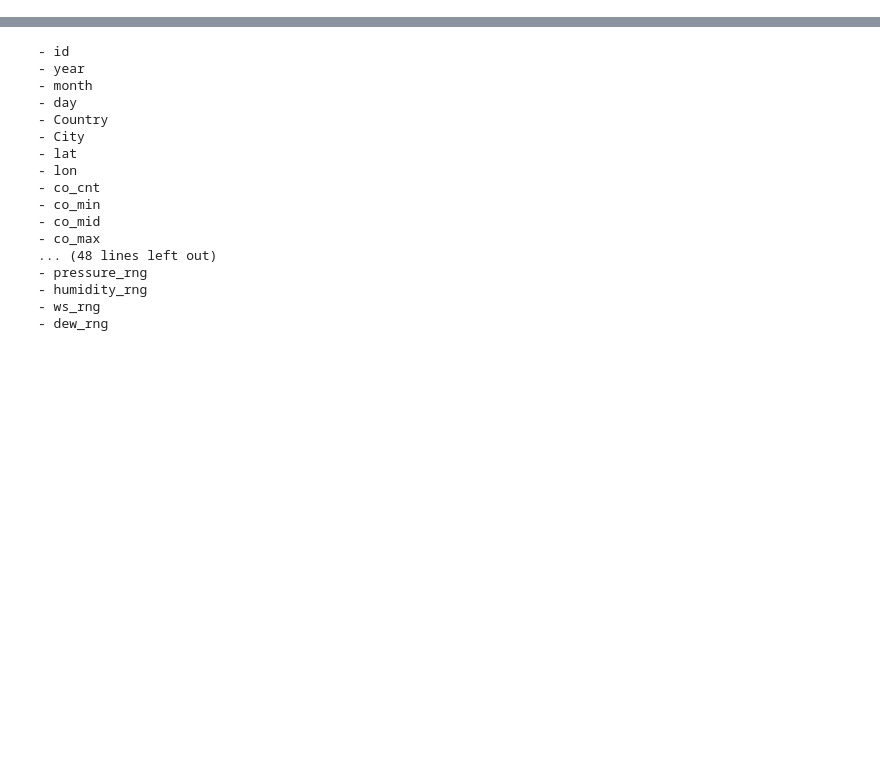
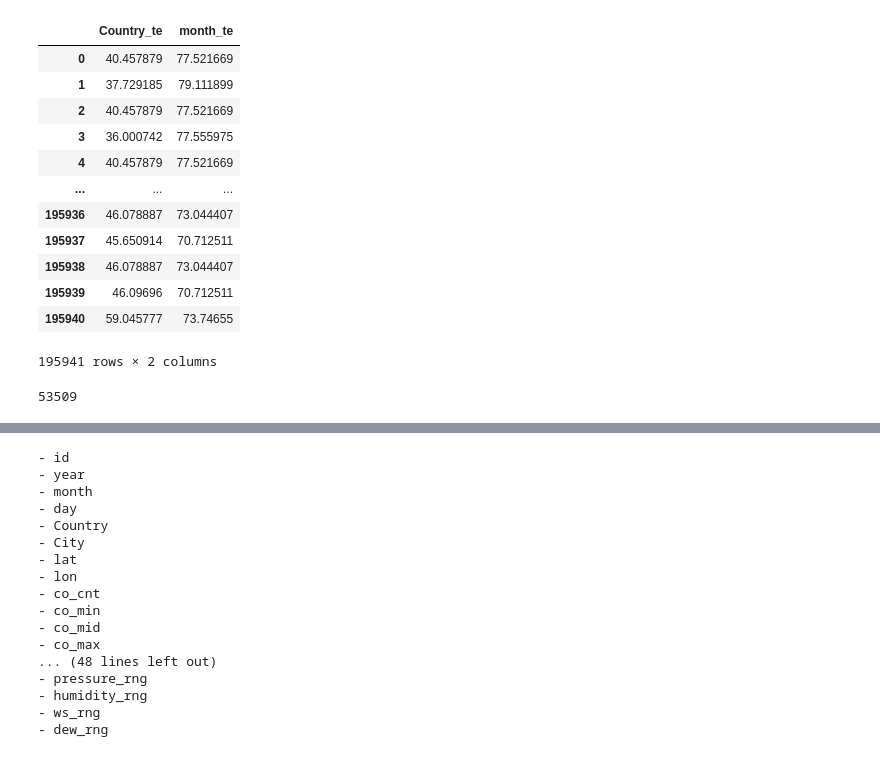
Before and after one commit to habroptilus/ds-monorepo, a Jupyter notebook: projects/sony/eda.ipynb, the cells around one changed output, grey strips where cells are left out. Drawn from its saved outputs; the diff is of its cells as text; code cells hidden in the pictures; blank space fills up the shorter version.

Commit message:
add target encoder

```diff
--- a/projects/sony/eda.ipynb
+++ b/projects/sony/eda.ipynb
@@ -4,0 +57,26 @@ test=pd.read_csv("data/test_v4.csv")
+# %%
+from lilac.validators.folds_generators import GroupKFoldsGenerator
+
+gen=GroupKFoldsGenerator(5,42,"City")
+
+encoder=TargetEncoder(target_col = "pm25_mid", input_cols = ["Country", "month"],folds_gen=gen)
+
+encoder.fit_transform(train)
+# %% [output]
+|  | Country_te | month_te |
+| 0 | 40.457879 | 77.521669 |
+| 1 | 37.729185 | 79.111899 |
+| 2 | 40.457879 | 77.521669 |
+| 3 | 36.000742 | 77.555975 |
+| 4 | 40.457879 | 77.521669 |
+| ... | ... | ... |
+| 195936 | 46.078887 | 73.044407 |
+| 195937 | 45.650914 | 70.712511 |
+| 195938 | 46.078887 | 73.044407 |
+| 195939 | 46.09696 | 70.712511 |
+| 195940 | 59.045777 | 73.74655 |
+195941 rows × 2 columns
+# %%
+len(test)
+# %% [output]
+53509
```
Also changed, not shown: parts of 3 cells of this notebook, 11 other files.
